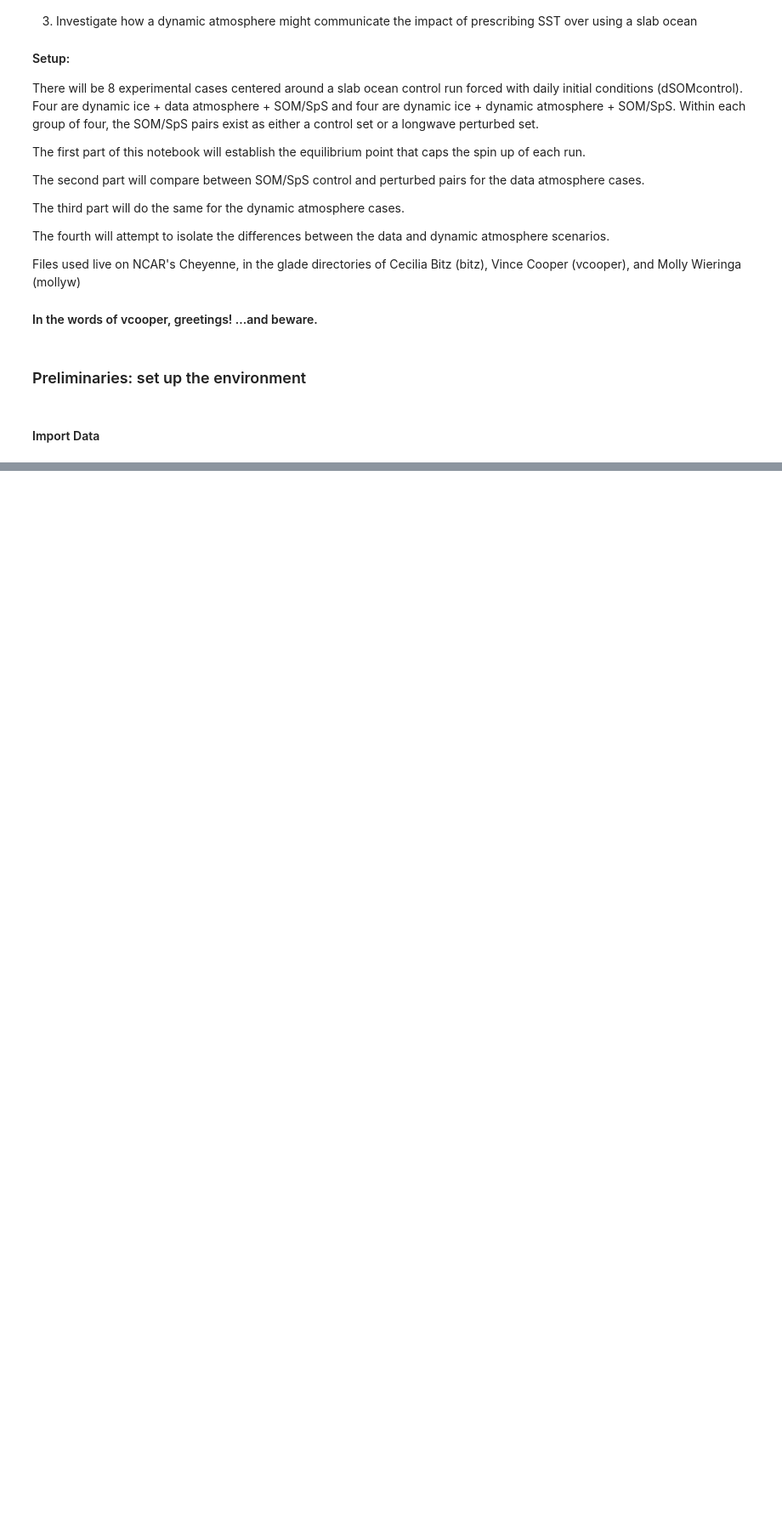
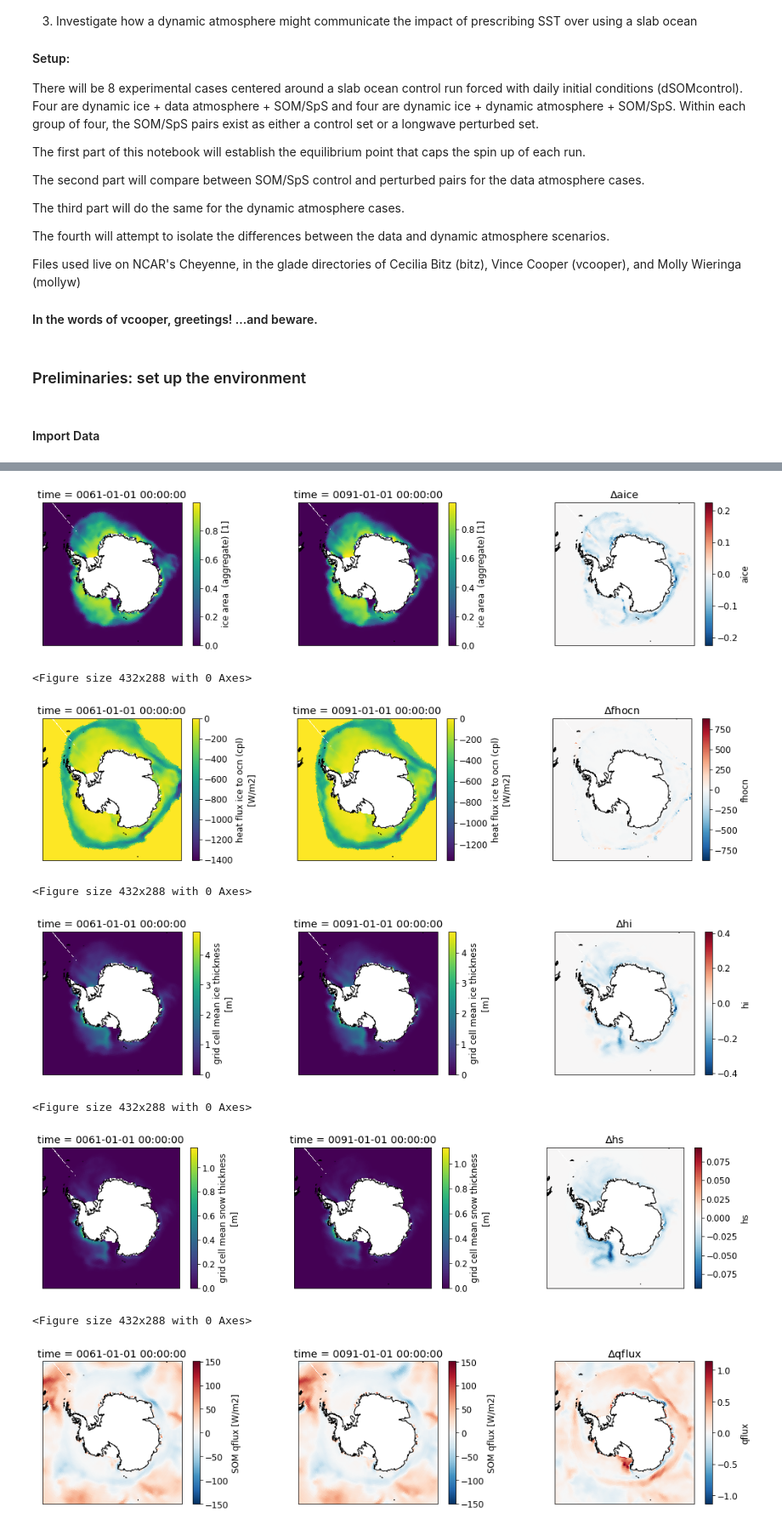
Before and after one commit to mollymwieringa/som_sps, a Jupyter notebook: SOM_SpS_Analysis.ipynb, the cells around one changed output, grey strips where cells are left out. Shown at 85% size. Cells and saved outputs as stored; diff of their text form; code cells hidden in the pictures; blank space fills up the shorter version.

```diff
--- a/SOM_SpS_Analysis.ipynb
+++ b/SOM_SpS_Analysis.ipynb
@@ -56,0 +224,12 @@ mpl.rcParams['font.size'] = 16
+# %%
+plu.plot_SH_differences(dSOMcontrol, dSOMperturb, [60,30], trimmed_vars)
+# %% [output]
+[figure, added]
+<Figure size 432x288 with 0 Axes>
+[figure, added]
+<Figure size 432x288 with 0 Axes>
+[figure, added]
+<Figure size 432x288 with 0 Axes>
+[figure, added]
+<Figure size 432x288 with 0 Axes>
+[figure, added]
```
Also changed, not shown: parts of 41 cells of this notebook, 2 other files.
